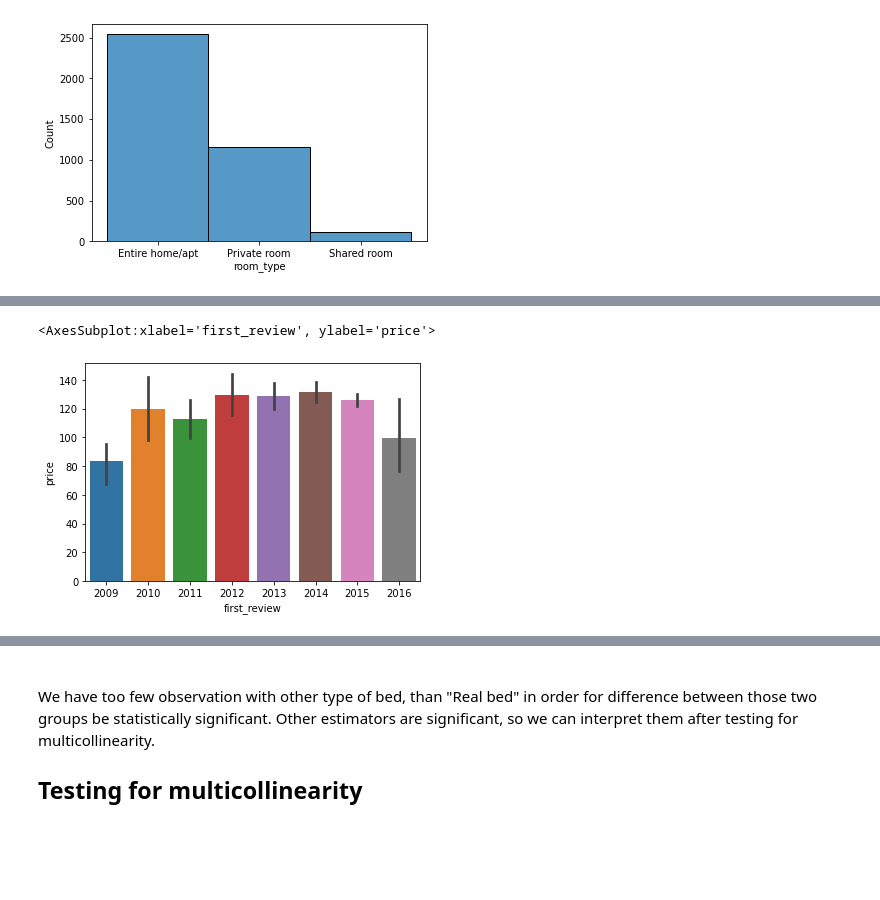
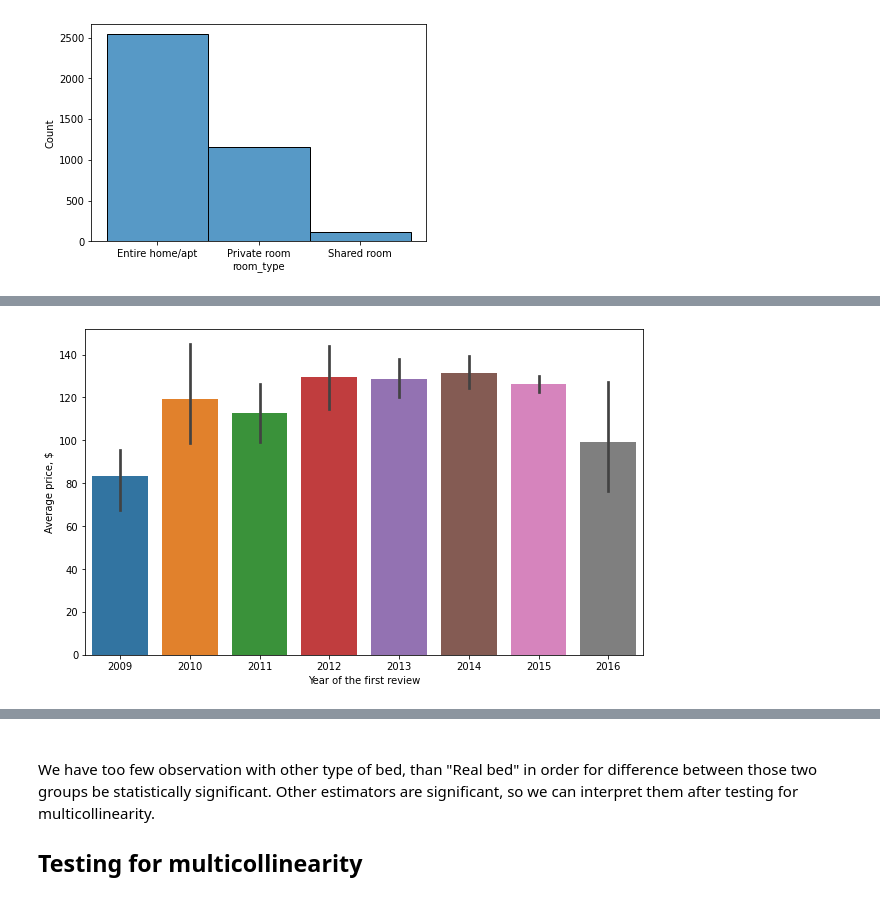
Before and after one commit to kd60/prog_D, a Jupyter notebook: house_prices.ipynb, the cells around one changed output, grey strips where cells are left out. Cells and saved outputs as stored; diff of their text form; code cells hidden in the pictures; blank space fills up the shorter version.

```diff
--- a/house_prices.ipynb
+++ b/house_prices.ipynb
@@ -107,6 +172,9 @@ sns.histplot(d.guests_included)
 # %%
+plt.figure(figsize = (10,6))
 sns.barplot(d.first_review.str[:4], d.price, order = ['2009', '2010', '2011', '2012', '2013', '2014', '2015', '2016'])
+plt.ylabel('Average price, $')
+plt.xlabel('Year of the first review')
+plt.show()
 # %% [output]
-<AxesSubplot:xlabel='first_review', ylabel='price'>
-[figure, old version]
+[figure, new version]
 # %%
```
Also changed, not shown: parts of 53 cells of this notebook.
